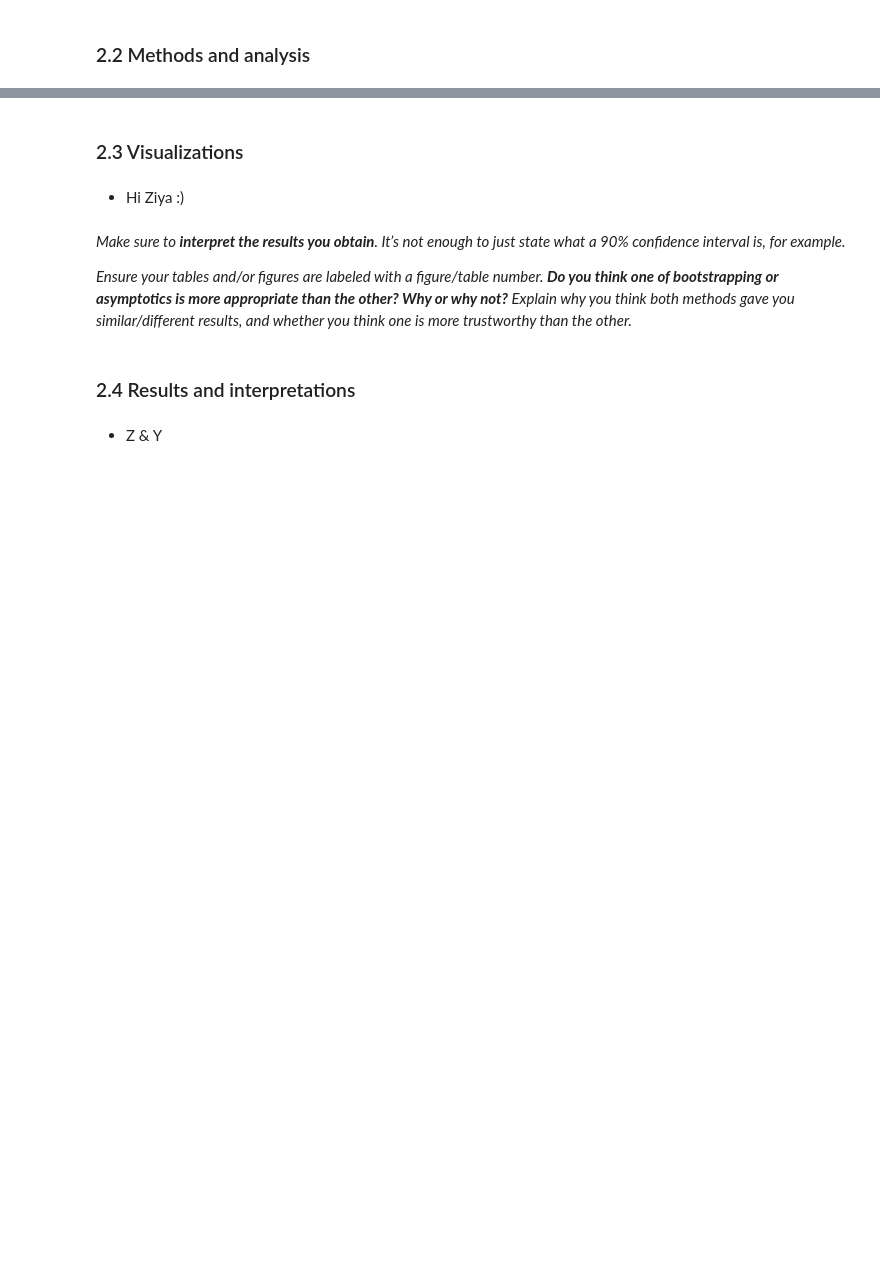
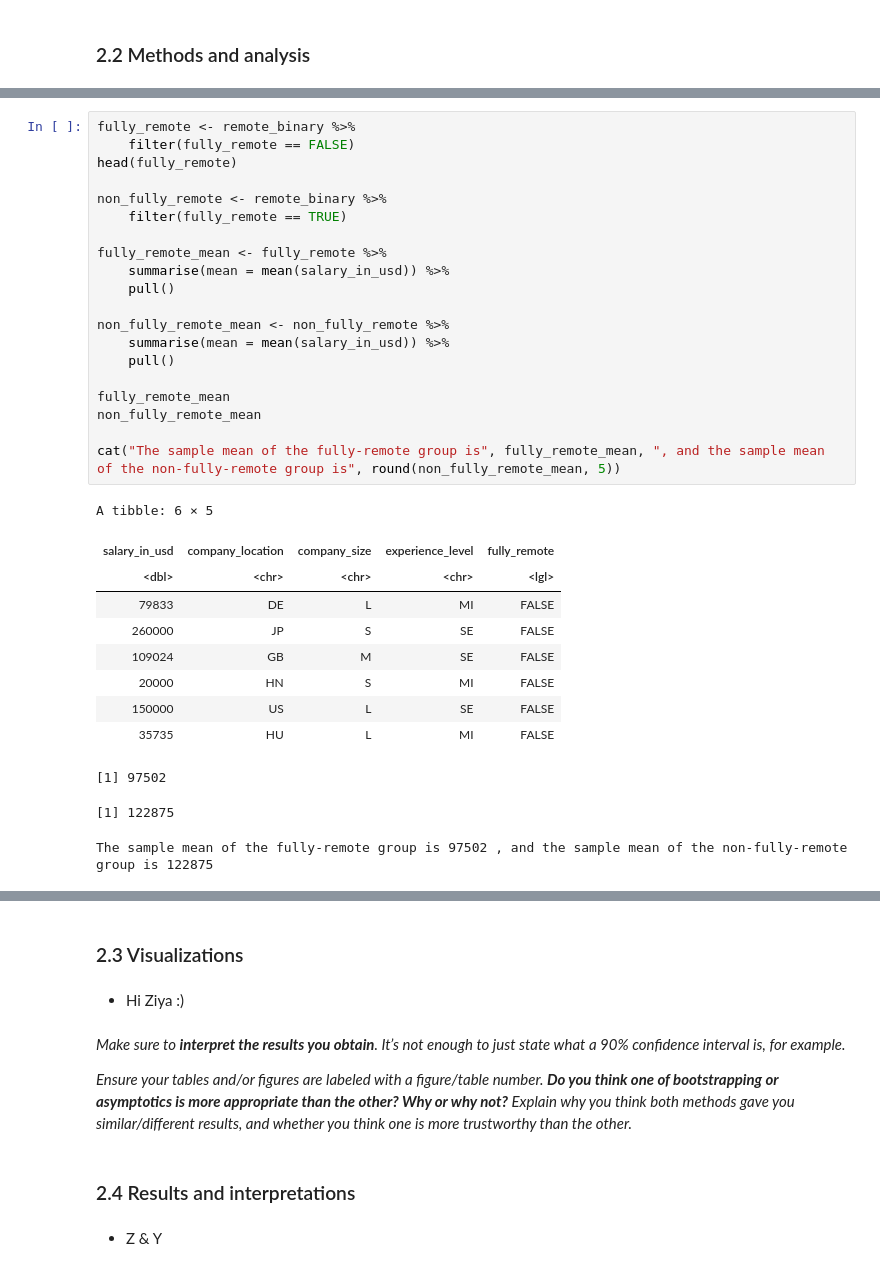
Before and after one commit to ludioludius/STAT201-Project, a Jupyter notebook: Final_Report_Draft.ipynb, the cells around one changed output, grey strips where cells are left out. Drawn from its saved outputs; the diff is of its cells as text; blank space fills up the shorter version.

```diff
--- a/Final_Report_Draft.ipynb
+++ b/Final_Report_Draft.ipynb
@@ -58,0 +174,33 @@ The following object is masked from ‘package:readr’:
+# %%
+fully_remote <- remote_binary %>%
+    filter(fully_remote == FALSE)
+head(fully_remote)
+
+non_fully_remote <- remote_binary %>%
+    filter(fully_remote == TRUE)
+
+fully_remote_mean <- fully_remote %>%
+    summarise(mean = mean(salary_in_usd)) %>%
+    pull()
+
+non_fully_remote_mean <- non_fully_remote %>%
+    summarise(mean = mean(salary_in_usd)) %>%
+    pull()
+
+fully_remote_mean
+non_fully_remote_mean
+
+cat("The sample mean of the fully-remote group is", fully_remote_mean, ", and the sample mean of the non-fully-remote group is", round(non_fully_remote_mean, 5))
+# %% [output]
+A tibble: 6 × 5
+| salary_in_usd | company_location | company_size | experience_level | fully_remote |
+| <dbl> | <chr> | <chr> | <chr> | <lgl> |
+| 79833 | DE | L | MI | FALSE |
+| 260000 | JP | S | SE | FALSE |
+| 109024 | GB | M | SE | FALSE |
+| 20000 | HN | S | MI | FALSE |
+| 150000 | US | L | SE | FALSE |
+| 35735 | HU | L | MI | FALSE |
+[1] 97502
+[1] 122875
+The sample mean of the fully-remote group is 97502 , and the sample mean of the non-fully-remote group is 122875
```
Also changed, not shown: parts of 9 cells of this notebook.
